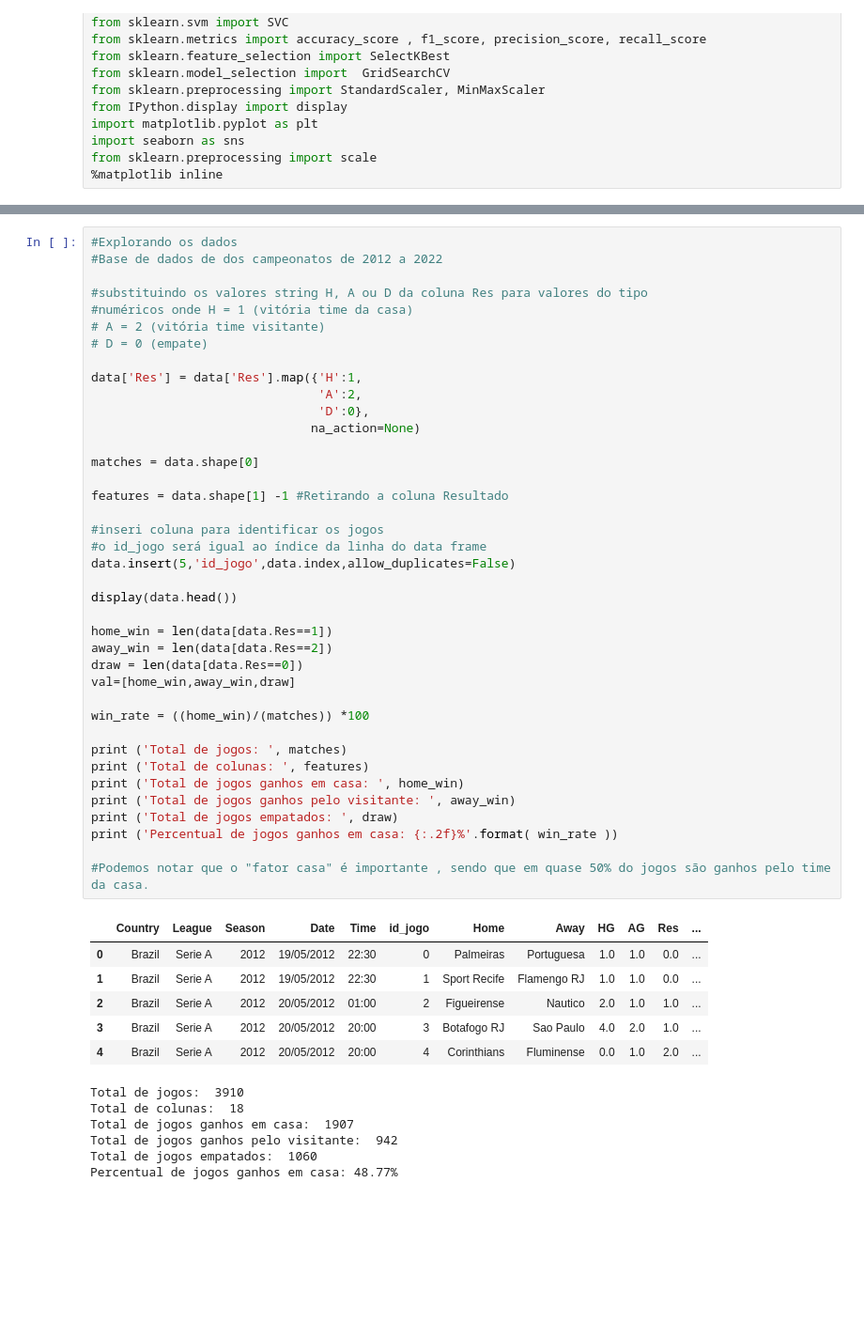
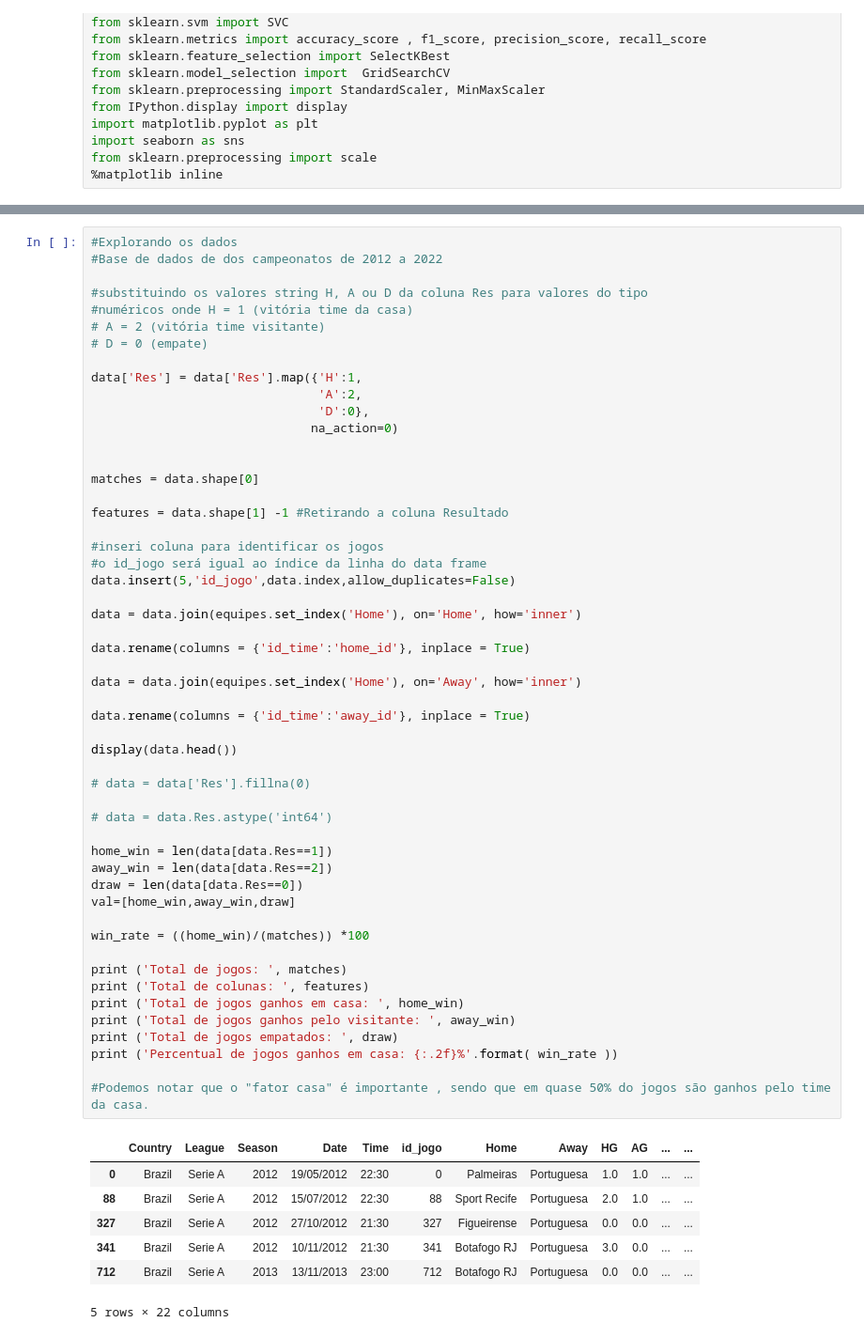
Before and after one commit to csbozo/teste, a Jupyter notebook: teste_previsao_brasileiro_2022.ipynb, the cells around one changed output, grey strips where cells are left out. Shown at 94% size. Saved outputs shown, nothing was run; the diff lists cells and outputs as text; blank space fills up the shorter version.

```diff
--- a/teste_previsao_brasileiro_2022.ipynb
+++ b/teste_previsao_brasileiro_2022.ipynb
@@ -89,43 +92,51 @@ display(data.head())
 data['Res'] = data['Res'].map({'H':1,
                                'A':2,
                                'D':0},
-                              na_action=None)
+                              na_action=0)
+
 
 matches = data.shape[0]
 
 features = data.shape[1] -1 #Retirando a coluna Resultado
 
 #inseri coluna para identificar os jogos
 #o id_jogo será igual ao índice da linha do data frame
 data.insert(5,'id_jogo',data.index,allow_duplicates=False)
 
+data = data.join(equipes.set_index('Home'), on='Home', how='inner')
+
+data.rename(columns = {'id_time':'home_id'}, inplace = True)
+
+data = data.join(equipes.set_index('Home'), on='Away', how='inner')
+
+data.rename(columns = {'id_time':'away_id'}, inplace = True)
+
 display(data.head())
+
+# data = data['Res'].fillna(0)
+
+# data = data.Res.astype('int64')
 
 home_win = len(data[data.Res==1])
 away_win = len(data[data.Res==2])
 draw = len(data[data.Res==0])
 val=[home_win,away_win,draw]
 
 win_rate = ((home_win)/(matches)) *100
 
 print ('Total de jogos: ', matches)
 print ('Total de colunas: ', features)
 print ('Total de jogos ganhos em casa: ', home_win)
 print ('Total de jogos ganhos pelo visitante: ', away_win)
 print ('Total de jogos empatados: ', draw)
 print ('Percentual de jogos ganhos em casa: {:.2f}%'.format( win_rate ))
 
 #Podemos notar que o "fator casa" é importante , sendo que em quase 50% do jogos são ganhos pelo time da casa.
 # %% [output]
-|  | Country | League | Season | Date | Time | id_jogo | Home | Away | HG | AG | Res | ... |
-| 0 | Brazil | Serie A | 2012 | 19/05/2012 | 22:30 | 0 | Palmeiras | Portuguesa | 1.0 | 1.0 | 0.0 | ... |
-| 1 | Brazil | Serie A | 2012 | 19/05/2012 | 22:30 | 1 | Sport Recife | Flamengo RJ | 1.0 | 1.0 | 0.0 | ... |
-| 2 | Brazil | Serie A | 2012 | 20/05/2012 | 01:00 | 2 | Figueirense | Nautico | 2.0 | 1.0 | 1.0 | ... |
-| 3 | Brazil | Serie A | 2012 | 20/05/2012 | 20:00 | 3 | Botafogo RJ | Sao Paulo | 4.0 | 2.0 | 1.0 | ... |
-| 4 | Brazil | Serie A | 2012 | 20/05/2012 | 20:00 | 4 | Corinthians | Fluminense | 0.0 | 1.0 | 2.0 | ... |
+|  | Country | League | Season | Date | Time | id_jogo | Home | Away | HG | AG | ... | ... |
+| 0 | Brazil | Serie A | 2012 | 19/05/2012 | 22:30 | 0 | Palmeiras | Portuguesa | 1.0 | 1.0 | ... | ... |
+| 88 | Brazil | Serie A | 2012 | 15/07/2012 | 22:30 | 88 | Sport Recife | Portuguesa | 2.0 | 1.0 | ... | ... |
+| 327 | Brazil | Serie A | 2012 | 27/10/2012 | 21:30 | 327 | Figueirense | Portuguesa | 0.0 | 0.0 | ... | ... |
+| 341 | Brazil | Serie A | 2012 | 10/11/2012 | 21:30 | 341 | Botafogo RJ | Portuguesa | 3.0 | 0.0 | ... | ... |
+| 712 | Brazil | Serie A | 2013 | 13/11/2013 | 23:00 | 712 | Botafogo RJ | Portuguesa | 0.0 | 0.0 | ... | ... |
-Total de jogos:  3910
-Total de colunas:  18
-Total de jogos ganhos em casa:  1907
-Total de jogos ganhos pelo visitante:  942
-Total de jogos empatados:  1060
-Percentual de jogos ganhos em casa: 48.77%
+5 rows × 22 columns
```
Also changed, not shown: parts of 19 cells of this notebook.
